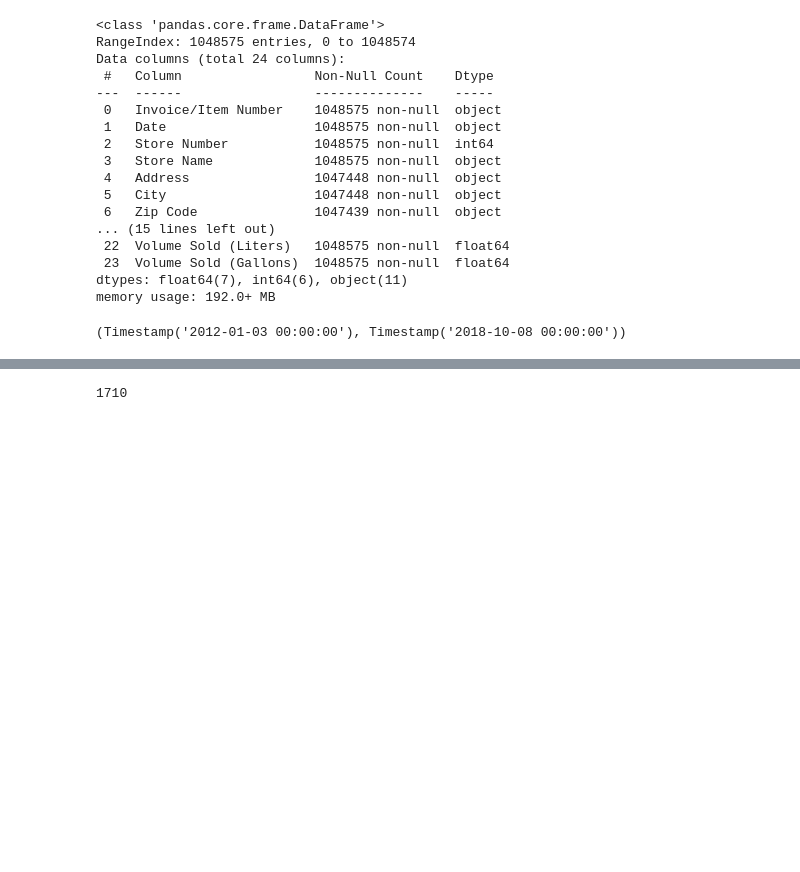
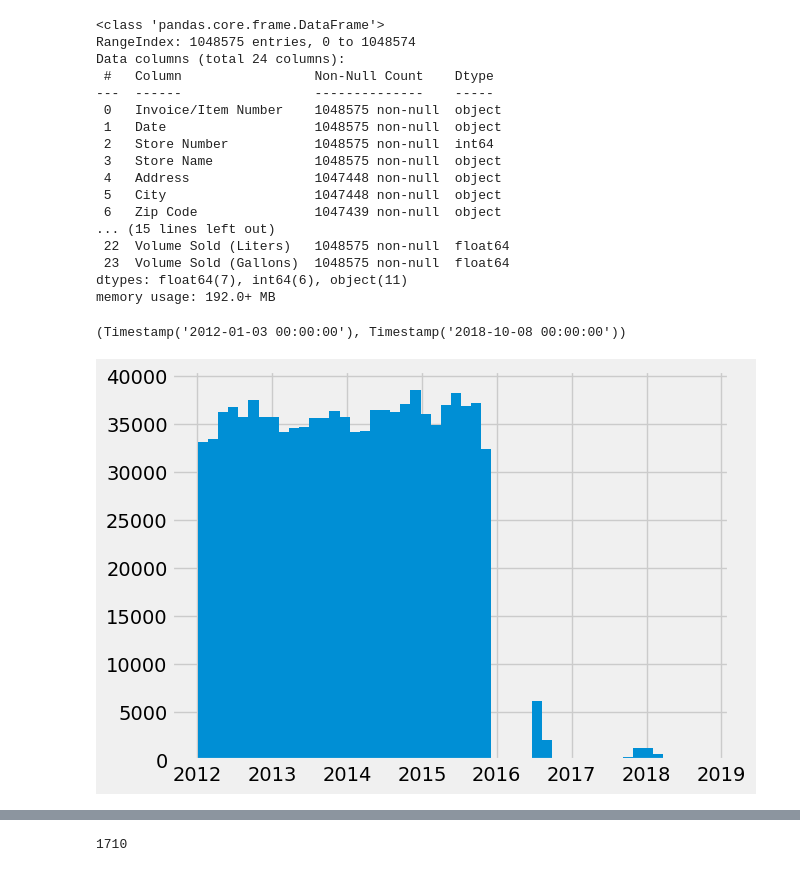
Before and after one commit to joeldmott/inventory_project, a Jupyter notebook: inventory_restocking_project.ipynb, the cells around one changed output, grey strips where cells are left out. Drawn from its saved outputs; the diff is of its cells as text; code cells hidden in the pictures; blank space fills up the shorter version.

```diff
--- a/inventory_restocking_project.ipynb
+++ b/inventory_restocking_project.ipynb
@@ -75,3 +77,7 @@ df['Date'] = pd.to_datetime(df['Date'])
 df['Date'].min(), df['Date'].max()
 # %% [output]
 (Timestamp('2012-01-03 00:00:00'), Timestamp('2018-10-08 00:00:00'))
+# %%
+df['Date'].hist(bins=50);
+# %% [output]
+[figure, added]
```
Also changed, not shown: parts of 8 cells of this notebook.
